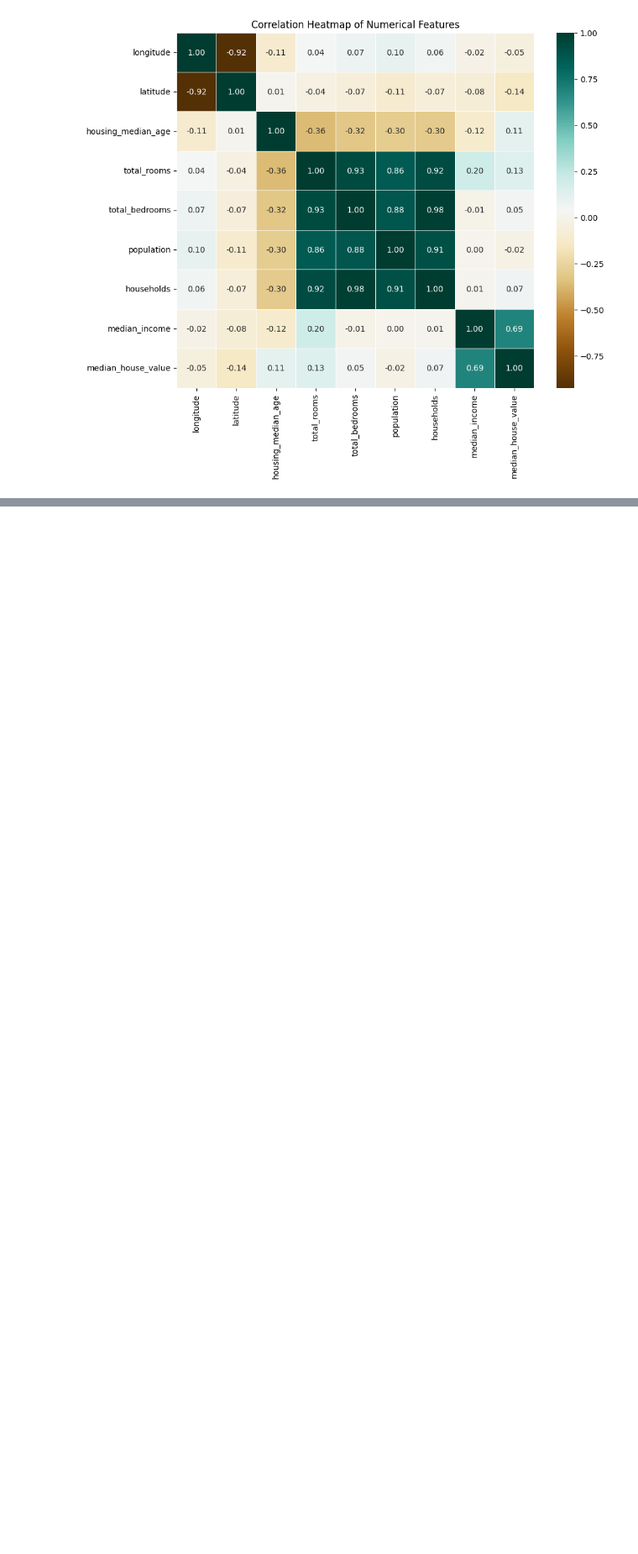
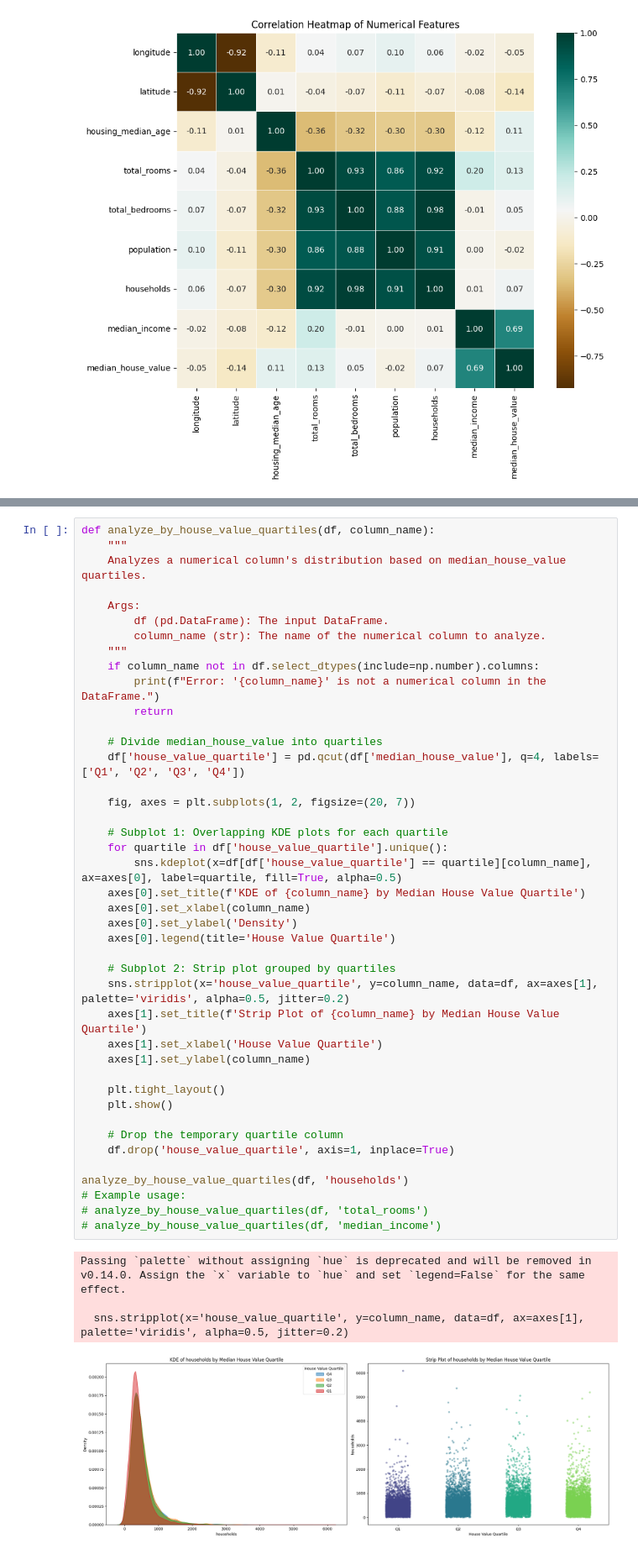
Before and after one commit to Namain231/1st_words, a Jupyter notebook: Assignment1.ipynb, the cells around one changed output, grey strips where cells are left out. Shown at 84% size. Saved outputs shown, nothing was run; the diff lists cells and outputs as text; blank space fills up the shorter version.

```diff
--- a/Assignment1.ipynb
+++ b/Assignment1.ipynb
@@ -244,0 +379,47 @@ Passing `palette` without assigning `hue` is deprecated and will be removed in v
+# %%
+def analyze_by_house_value_quartiles(df, column_name):
+    """
+    Analyzes a numerical column's distribution based on median_house_value quartiles.
+
+    Args:
+        df (pd.DataFrame): The input DataFrame.
+        column_name (str): The name of the numerical column to analyze.
+    """
+    if column_name not in df.select_dtypes(include=np.number).columns:
+        print(f"Error: '{column_name}' is not a numerical column in the DataFrame.")
+        return
+
+    # Divide median_house_value into quartiles
+    df['house_value_quartile'] = pd.qcut(df['median_house_value'], q=4, labels=['Q1', 'Q2', 'Q3', 'Q4'])
+
+    fig, axes = plt.subplots(1, 2, figsize=(20, 7))
+
+    # Subplot 1: Overlapping KDE plots for each quartile
+    for quartile in df['house_value_quartile'].unique():
+        sns.kdeplot(x=df[df['house_value_quartile'] == quartile][column_name], ax=axes[0], label=quartile, fill=True, alpha=0.5)
+    axes[0].set_title(f'KDE of {column_name} by Median House Value Quartile')
+    axes[0].set_xlabel(column_name)
+    axes[0].set_ylabel('Density')
+    axes[0].legend(title='House Value Quartile')
+
+    # Subplot 2: Strip plot grouped by quartiles
+    sns.stripplot(x='house_value_quartile', y=column_name, data=df, ax=axes[1], palette='viridis', alpha=0.5, jitter=0.2)
+    axes[1].set_title(f'Strip Plot of {column_name} by Median House Value Quartile')
+    axes[1].set_xlabel('House Value Quartile')
+    axes[1].set_ylabel(column_name)
+
+    plt.tight_layout()
+    plt.show()
+
+    # Drop the temporary quartile column
+    df.drop('house_value_quartile', axis=1, inplace=True)
+
+analyze_by_house_value_quartiles(df, 'households')
+# Example usage:
+# analyze_by_house_value_quartiles(df, 'total_rooms')
+# analyze_by_house_value_quartiles(df, 'median_income')
+# %% [output]
+Passing `palette` without assigning `hue` is deprecated and will be removed in v0.14.0. Assign the `x` variable to `hue` and set `legend=False` for the same effect.
+
+  sns.stripplot(x='house_value_quartile', y=column_name, data=df, ax=axes[1], palette='viridis', alpha=0.5, jitter=0.2)
+[figure, added]
```
Also changed, not shown: parts of 12 cells of this notebook.
